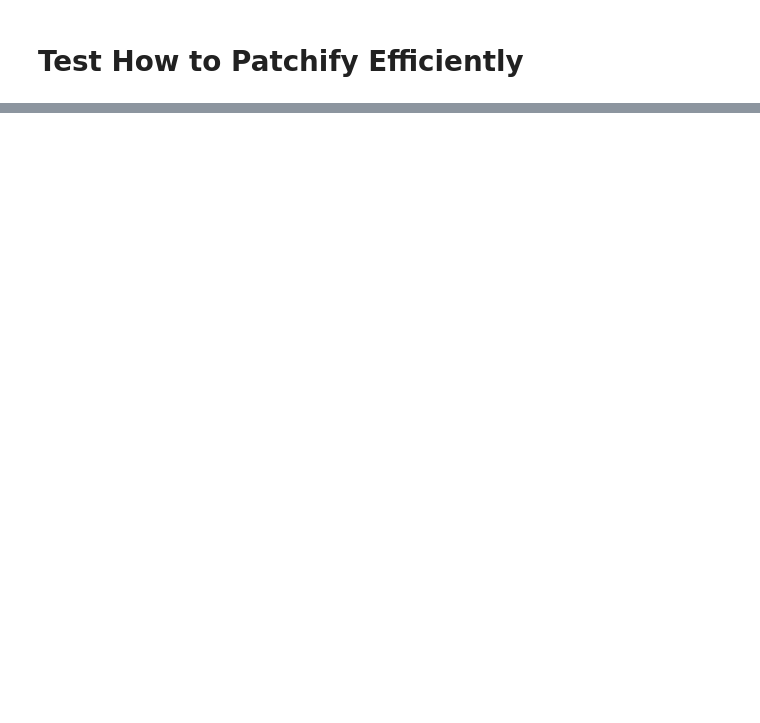
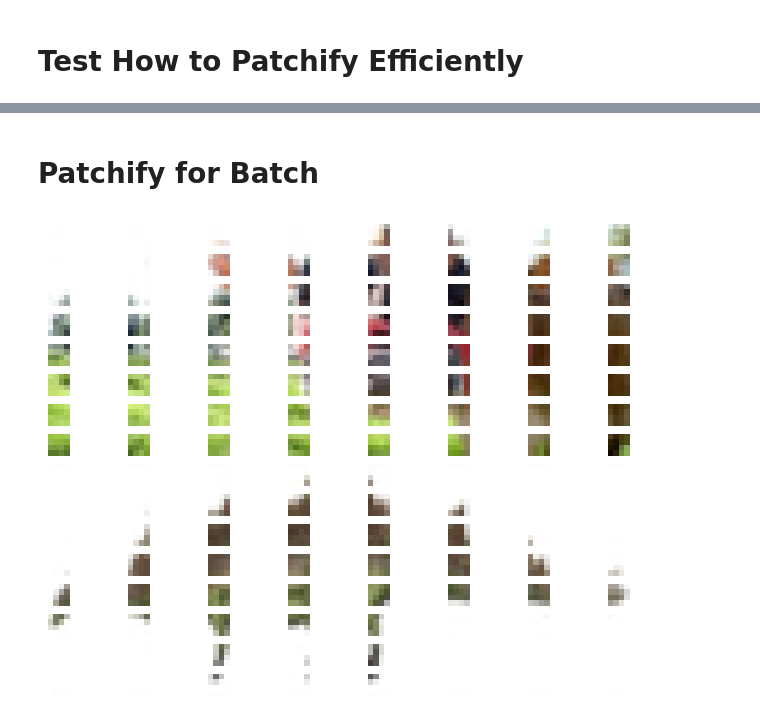
Before and after one commit to jmsalvador2395/notebooks, a Jupyter notebook: vit_patchify.ipynb, the cells around one changed output, grey strips where cells are left out. Saved outputs shown, nothing was run; the diff lists cells and outputs as text; code cells hidden in the pictures; blank space fills up the shorter version.

```diff
--- a/vit_patchify.ipynb
+++ b/vit_patchify.ipynb
@@ -72,0 +110,20 @@ tensor([True, True, True, True, True, True, True, True, True, True, True, True,
+# %% [markdown]
+# Patchify for Batch
+# %%
+images = ds['train'][:2]['img']
+patches = images.unfold(1, Wp, Wp).unfold(2, Hp, Hp).permute(0, 1, 2, 4, 5, 3).reshape((2, num_patches, -1))
+
+x, y, _ = np.array(img_shape)/np.array(patch_shape)
+x, y = int(x), int(y)
+
+fig, ax = plt.subplots(nrows=y*2, ncols=x)
+image_grid = [[]*x]*(y*2)
+for i in range(2):
+    for j in range(y):
+        for k in range(x):
+            ax[i*y+j, k].imshow(patches[i, j*y+k].reshape(Wp, Hp, Cp))
+            ax[i*y+j, k].axis('off')
+
+plt.show()
+# %% [output]
+[figure, added]
```
Also changed, not shown: parts of 10 cells of this notebook, 5 other files.
